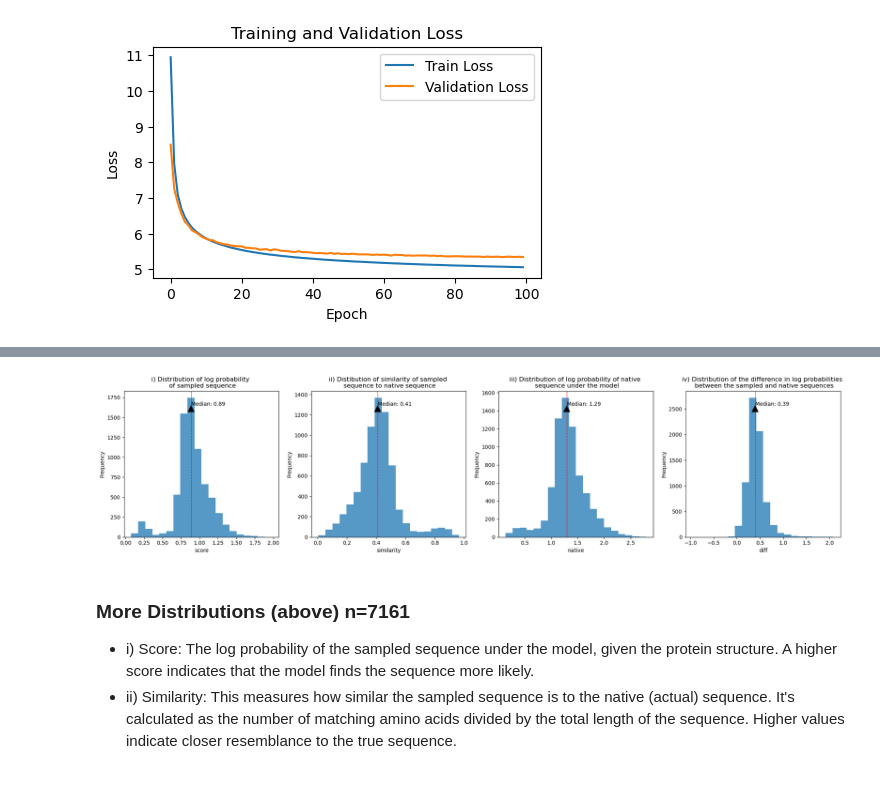
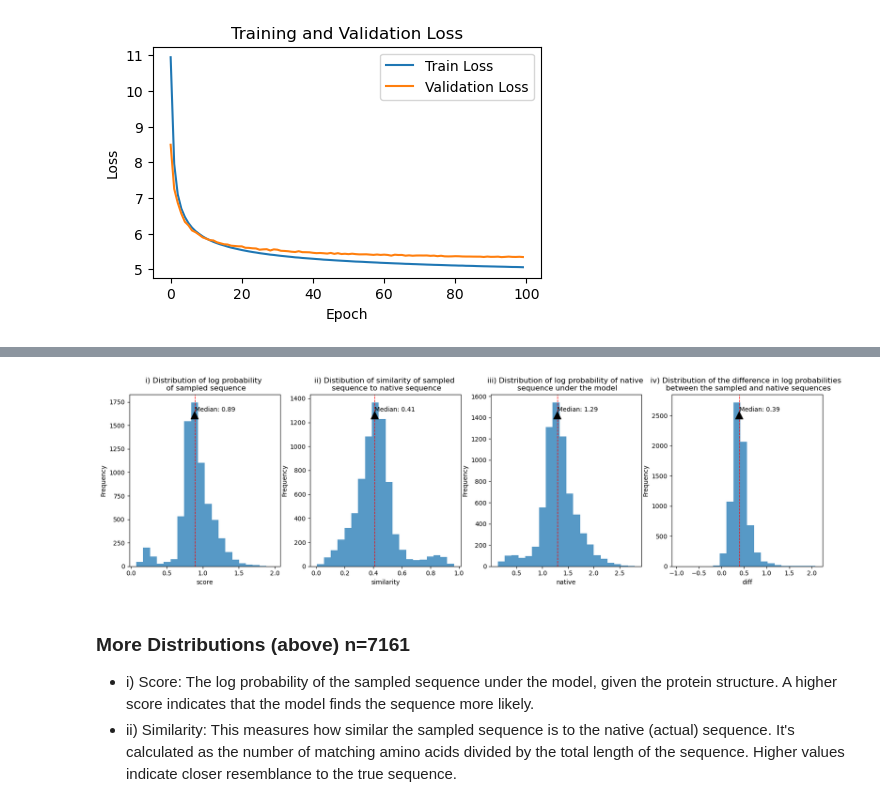
Before and after one commit to dmgonzalez8/TopoFold, a Jupyter notebook: Presentation.ipynb, the cells around one changed output, grey strips where cells are left out. Cells and saved outputs as stored; diff of their text form; code cells hidden in the pictures.

Commit message:
results

```diff
--- a/Presentation.ipynb
+++ b/Presentation.ipynb
@@ -406,29 +407,30 @@ plt.show()
 # %%
 data = pd.read_csv('./experiments/test_log/results.csv')
 
 # Set up the plots
 fig, axes = plt.subplots(nrows=1, ncols=4, figsize=(20, 5))
 columns = ['score', 'similarity', 'native', 'diff']
 titles = {'score': "i) Distribution of log probability \n of sampled sequence",
           'similarity': "ii) Distibution of similarity of sampled \n sequence to native sequence" ,
           'native': "iii) Distribution of log probability of native \n sequence under the model",
           'diff': "iv) Distribution of the difference in log probabilities \n between the sampled and native sequences",}
 # Plot each score in its own subplot
 for ax, column in zip(axes, columns):
     data[column].plot(kind='hist', bins=20, alpha=0.75, ax=ax)
     ax.set_title(titles[column])
     ax.axvline(data[column].median(), color='r', linestyle='dashed', linewidth=1)
     ax.set_xlabel(column)
     ax.set_ylabel('Frequency')
     # Annotate the median value
     median_val = data[column].median()
     ax.annotate(f'Median: {median_val:.2f}', xy=(median_val, ax.get_ylim()[1]*0.9), xytext=(median_val, ax.get_ylim()[1]*0.9),
                 arrowprops=dict(facecolor='black', shrink=0.05), horizontalalignment='left')
 
-plt.tight_layout()
+plt.tight_layout
+# plt.savefig('test_log_results.png')
 plt.show()
 # %% [output]
-[figure, old version]
+[figure, new version]
 # %% [markdown]
 ### More Distributions (above) n=7161
 - i) Score: The log probability of the sampled sequence under the model, given the protein structure. A higher score indicates that the model finds the sequence more likely.
```
Also changed, not shown: parts of 3 cells of this notebook, 1 other file.
